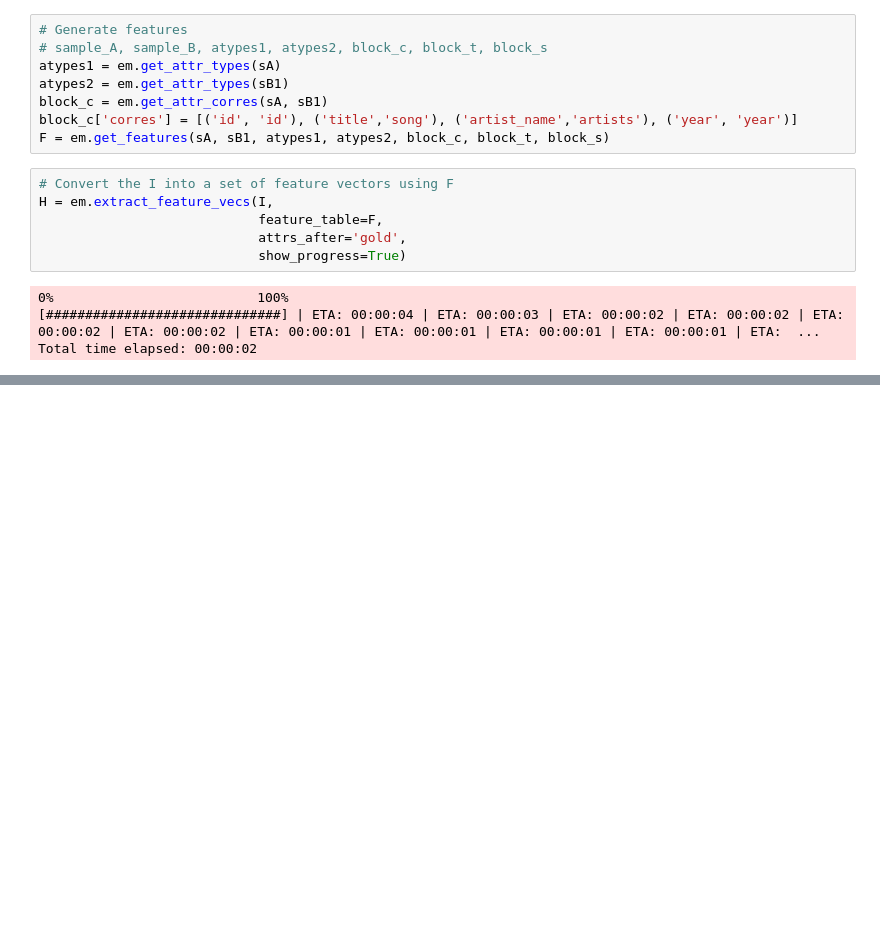
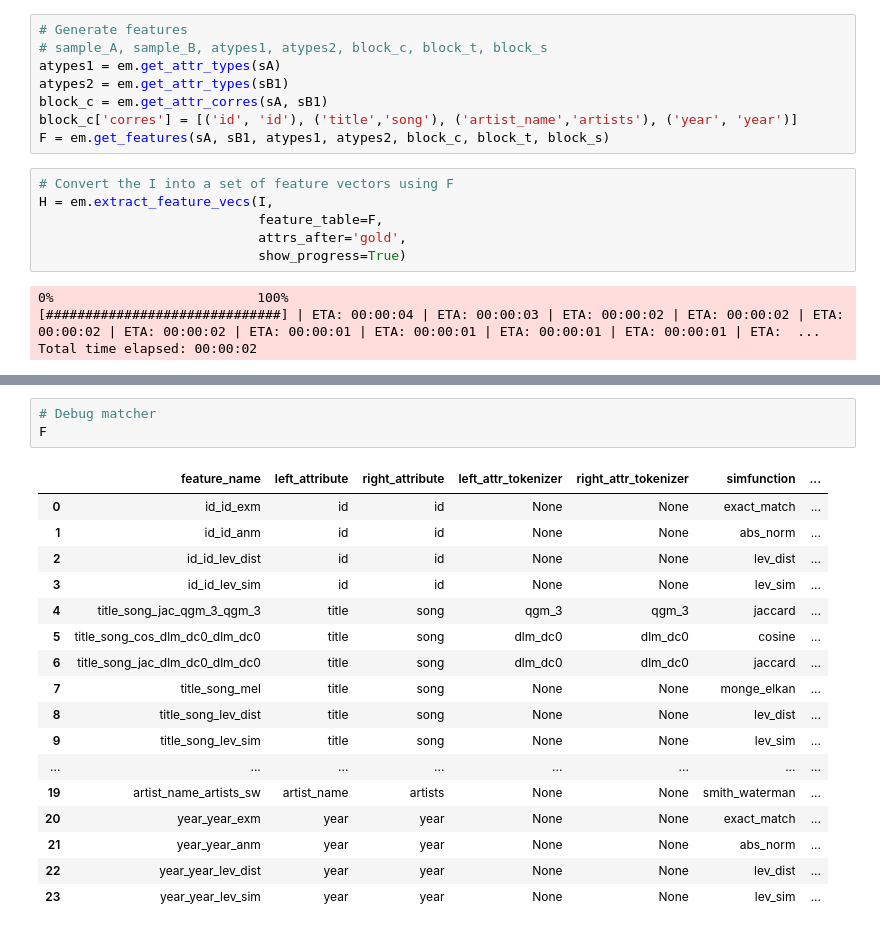
Before and after one commit to Sripradha-karkala/CS838-Data-Science, a Jupyter notebook: Stage3 V1/CS838+Stage+3+V1.ipynb, the cells around one changed output, grey strips where cells are left out. Cells and saved outputs as stored; diff of their text form; blank space fills up the shorter version.

Commit message:
update jupyter notebook to debug final matcher

```diff
--- a/Stage3 V1/CS838+Stage+3+V1.ipynb
+++ b/Stage3 V1/CS838+Stage+3+V1.ipynb
@@ -428,0 +456,21 @@ result['cv_stats']
+# %%
+# Debug matcher
+F
+# %% [output]
+|  | feature_name | left_attribute | right_attribute | left_attr_tokenizer | right_attr_tokenizer | simfunction | ... |
+| 0 | id_id_exm | id | id | None | None | exact_match | ... |
+| 1 | id_id_anm | id | id | None | None | abs_norm | ... |
+| 2 | id_id_lev_dist | id | id | None | None | lev_dist | ... |
+| 3 | id_id_lev_sim | id | id | None | None | lev_sim | ... |
+| 4 | title_song_jac_qgm_3_qgm_3 | title | song | qgm_3 | qgm_3 | jaccard | ... |
+| 5 | title_song_cos_dlm_dc0_dlm_dc0 | title | song | dlm_dc0 | dlm_dc0 | cosine | ... |
+| 6 | title_song_jac_dlm_dc0_dlm_dc0 | title | song | dlm_dc0 | dlm_dc0 | jaccard | ... |
+| 7 | title_song_mel | title | song | None | None | monge_elkan | ... |
+| 8 | title_song_lev_dist | title | song | None | None | lev_dist | ... |
+| 9 | title_song_lev_sim | title | song | None | None | lev_sim | ... |
+| ... | ... | ... | ... | ... | ... | ... | ... |
+| 19 | artist_name_artists_sw | artist_name | artists | None | None | smith_waterman | ... |
+| 20 | year_year_exm | year | year | None | None | exact_match | ... |
+| 21 | year_year_anm | year | year | None | None | abs_norm | ... |
+| 22 | year_year_lev_dist | year | year | None | None | lev_dist | ... |
+| 23 | year_year_lev_sim | year | year | None | None | lev_sim | ... |
```
Also changed, not shown: parts of 23 cells of this notebook, 1 other file.
